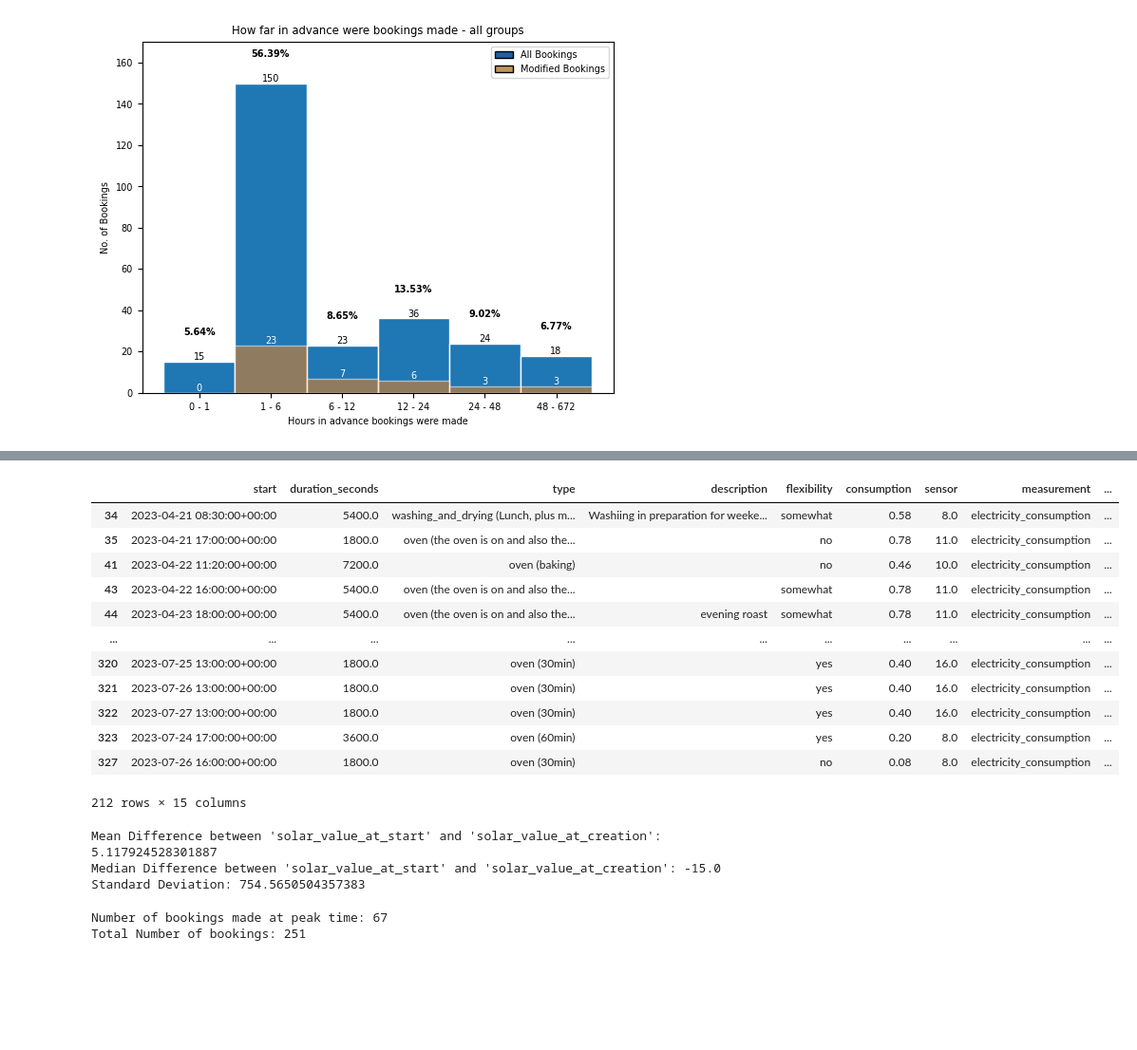
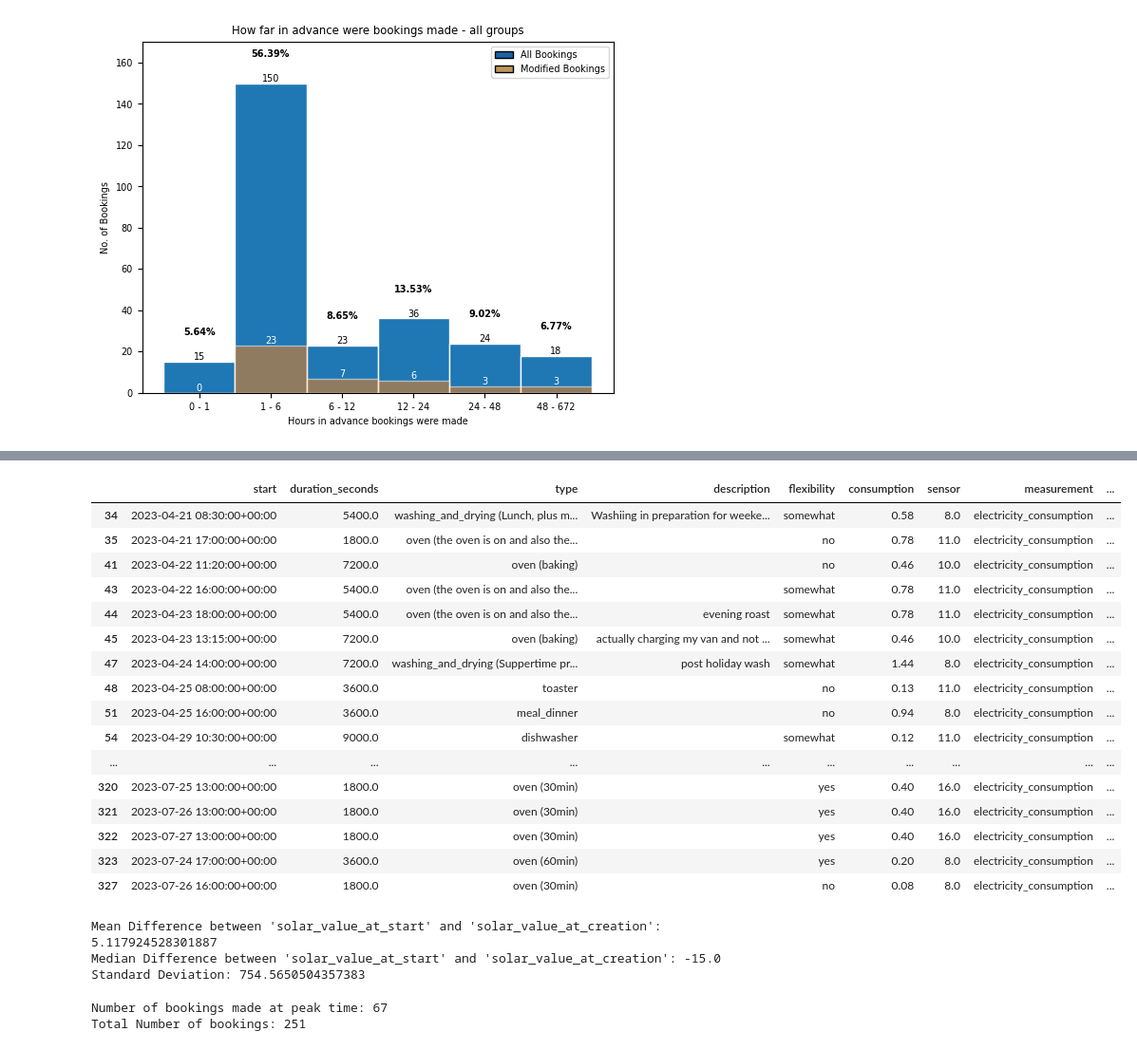
Before and after one commit to SoniaNkt/SolarCoordinationAnalysis, a Jupyter notebook: Booking Analyses.ipynb, the cells around one changed output, grey strips where cells are left out. Shown at 95% size. Cells and saved outputs as stored; diff of their text form; code cells hidden in the pictures; blank space fills up the shorter version.

```diff
--- a/Booking Analyses.ipynb
+++ b/Booking Analyses.ipynb
@@ -191,46 +635,50 @@ for index, row in advance_bookings.iterrows():
 advance_bookings['solar_value_at_start'].fillna(0, inplace=True)
 
 # Calculate the differences between 'solar_value_at_start' and 'solar_value_at_creation'
 advance_bookings['solar_value_differences'] = advance_bookings['solar_value_at_start'] - advance_bookings['solar_value_at_creation']
 
 # Remove bookings where forecast value was not found because the timestamp does not exist in the forecast data
 # Likely because they are right on the cusp of the 15 min window and the value used is likely from the previous window
 advance_bookings = advance_bookings.drop(advance_bookings[advance_bookings.solar_value_at_creation == 0].index)
 advance_bookings = advance_bookings.drop(advance_bookings[advance_bookings.solar_value_at_start == 0].index)
 
-# with pd.option_context('display.max_rows', None):
-#     display(advance_bookings)
+with pd.option_context('display.max_rows', None):
+    display(advance_bookings)
 
-display(advance_bookings)
+# display(advance_bookings)
 
 # Mean
 mean_difference = np.mean(advance_bookings['solar_value_differences'])
 print("Mean Difference between 'solar_value_at_start' and 'solar_value_at_creation':", mean_difference)
 
 # Median
 median_difference = np.median(advance_bookings['solar_value_differences'])
 print("Median Difference between 'solar_value_at_start' and 'solar_value_at_creation':", median_difference)
 
 # Standard deviation
 std_deviation = np.std(advance_bookings['solar_value_differences'])
 print("Standard Deviation:", std_deviation)
 # %% [output]
 |  | start | duration_seconds | type | description | flexibility | consumption | sensor | measurement | ... |
 | 34 | 2023-04-21 08:30:00+00:00 | 5400.0 | washing_and_drying (Lunch, plus m... | Washiing in preparation for weeke... | somewhat | 0.58 | 8.0 | electricity_consumption | ... |
 | 35 | 2023-04-21 17:00:00+00:00 | 1800.0 | oven (the oven is on and also the... |  | no | 0.78 | 11.0 | electricity_consumption | ... |
 | 41 | 2023-04-22 11:20:00+00:00 | 7200.0 | oven (baking) |  | no | 0.46 | 10.0 | electricity_consumption | ... |
 | 43 | 2023-04-22 16:00:00+00:00 | 5400.0 | oven (the oven is on and also the... |  | somewhat | 0.78 | 11.0 | electricity_consumption | ... |
 | 44 | 2023-04-23 18:00:00+00:00 | 5400.0 | oven (the oven is on and also the... | evening roast | somewhat | 0.78 | 11.0 | electricity_consumption | ... |
+| 45 | 2023-04-23 13:15:00+00:00 | 7200.0 | oven (baking) | actually charging my van and not ... | somewhat | 0.46 | 10.0 | electricity_consumption | ... |
+| 47 | 2023-04-24 14:00:00+00:00 | 7200.0 | washing_and_drying (Suppertime pr... | post holiday wash | somewhat | 1.44 | 8.0 | electricity_consumption | ... |
+| 48 | 2023-04-25 08:00:00+00:00 | 3600.0 | toaster |  | no | 0.13 | 11.0 | electricity_consumption | ... |
+| 51 | 2023-04-25 16:00:00+00:00 | 3600.0 | meal_dinner |  | no | 0.94 | 8.0 | electricity_consumption | ... |
+| 54 | 2023-04-29 10:30:00+00:00 | 9000.0 | dishwasher |  | somewhat | 0.12 | 11.0 | electricity_consumption | ... |
 | ... | ... | ... | ... | ... | ... | ... | ... | ... | ... |
 | 320 | 2023-07-25 13:00:00+00:00 | 1800.0 | oven (30min) |  | yes | 0.40 | 16.0 | electricity_consumption | ... |
 | 321 | 2023-07-26 13:00:00+00:00 | 1800.0 | oven (30min) |  | yes | 0.40 | 16.0 | electricity_consumption | ... |
 | 322 | 2023-07-27 13:00:00+00:00 | 1800.0 | oven (30min) |  | yes | 0.40 | 16.0 | electricity_consumption | ... |
 | 323 | 2023-07-24 17:00:00+00:00 | 3600.0 | oven (60min) |  | yes | 0.20 | 8.0 | electricity_consumption | ... |
 | 327 | 2023-07-26 16:00:00+00:00 | 1800.0 | oven (30min) |  | no | 0.08 | 8.0 | electricity_consumption | ... |
-212 rows × 15 columns
+Mean Difference between 'solar_value_at_start' and 'solar_value_at_creation': 5.117924528301887
+Median Difference between 'solar_value_at_start' and 'solar_value_at_creation': -15.0
+Standard Deviation: 754.5650504357383
-Mean Difference between 'solar_value_at_start' and 'solar_value_at_creation': 5.117924528301887
-Median Difference between 'solar_value_at_start' and 'solar_value_at_creation': -15.0
-Standard Deviation: 754.5650504357383
 # %%
 # Do people always book when it's most sunny - at the peak?
 
```
Also changed, not shown: parts of 27 cells of this notebook.
